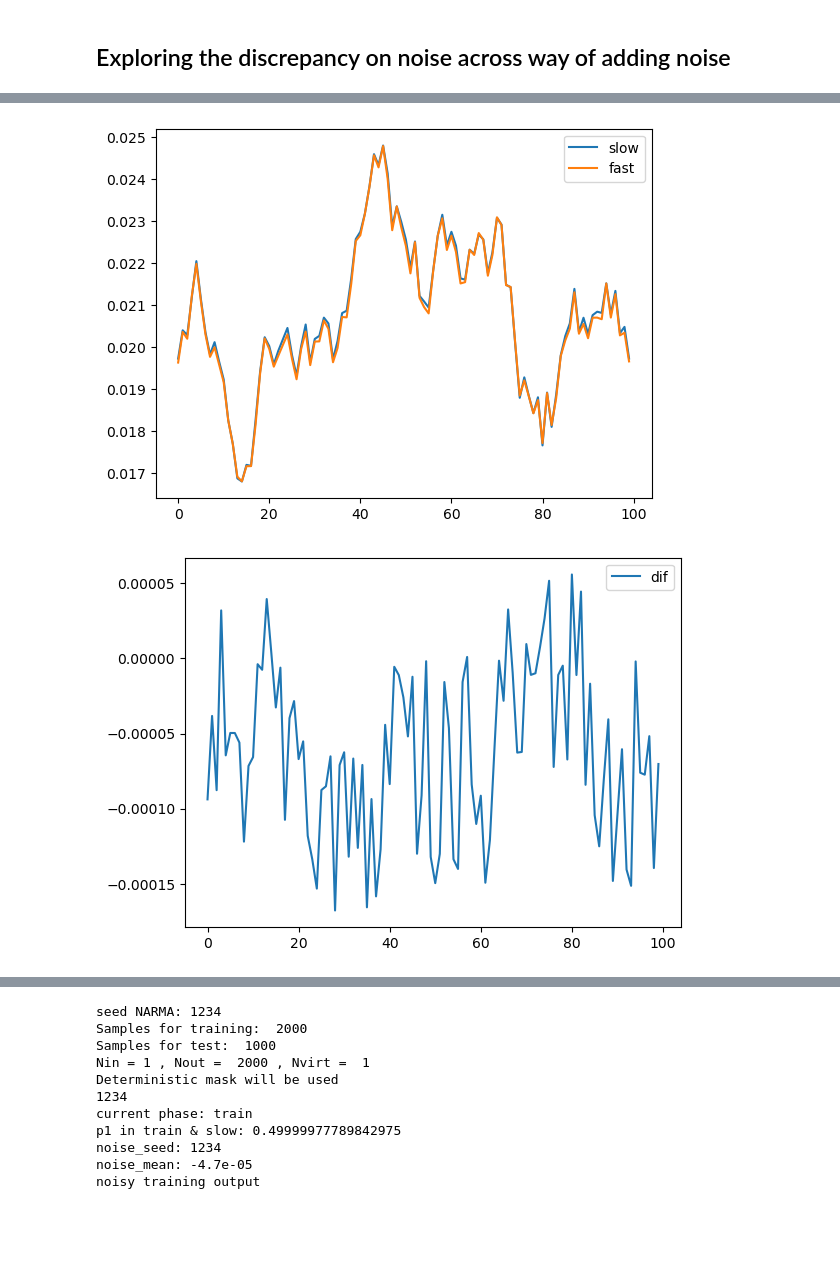
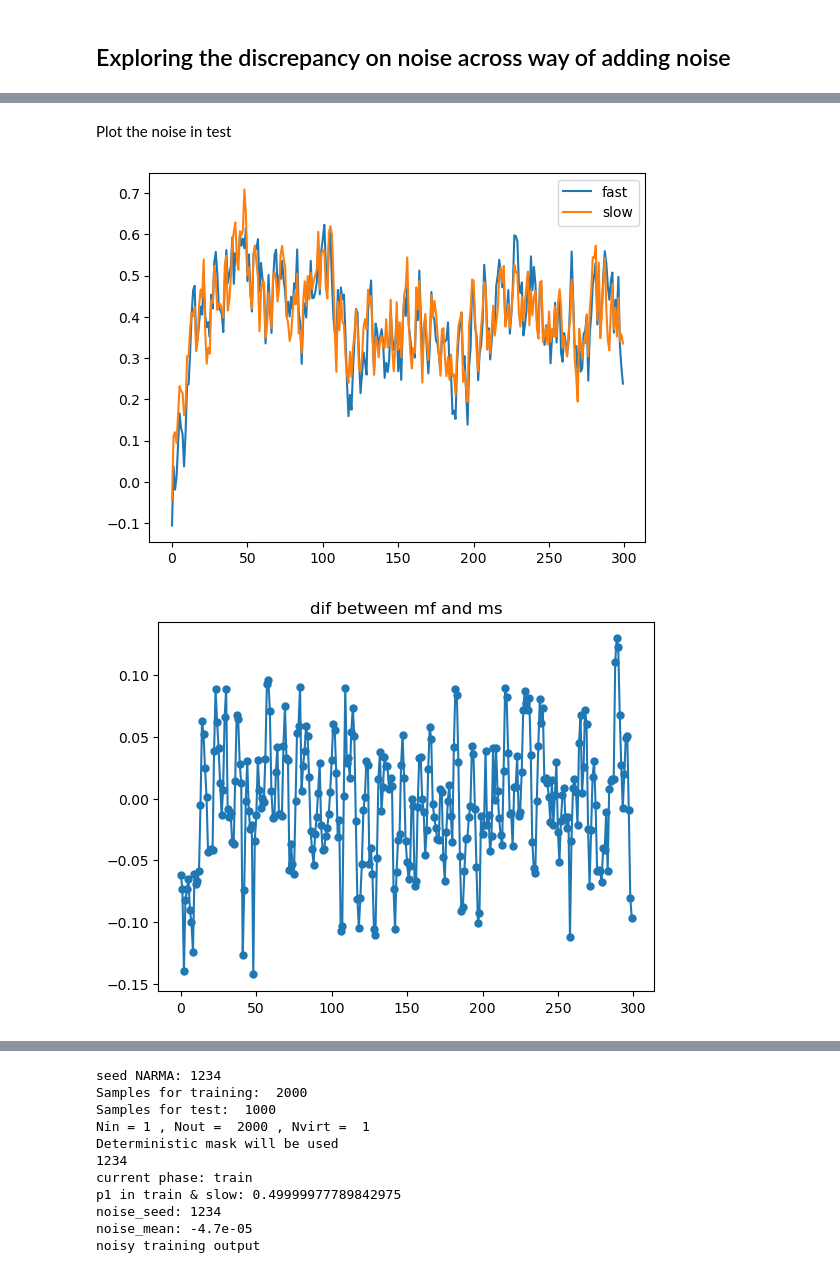
Before and after one commit to spintronic-computing-group/spnc, a Jupyter notebook: noisy.ipynb, the cells around one changed output, grey strips where cells are left out. Saved outputs shown, nothing was run; the diff lists cells and outputs as text; code cells hidden in the pictures; blank space fills up the shorter version.

Commit message:
finished the noise test in train
next step is to do a dif noise magnitude in test

```diff
--- a/noisy.ipynb
+++ b/noisy.ipynb
@@ -1492,7 +582,7 @@ Ntrain = 2000
 Ntest = 1000
 
 # Net parameters
-Nvirt = 1
+Nvirt = 30
 m0 = 0.003
 bias = True
 
@@ -1510,21 +600,19 @@ params = {
     'Nvirt':Nvirt,
     'noise_enable': 'None',
     'noise_seed': 1234,
-    'noise_mean':0.0001,
-    'noise_std':0.00013,
+    'noise_mean':0.000,
+    'noise_std':0.00015,
     'train_sample': Ntrain*Nvirt,
     'test_sample': Ntest*Nvirt
 }
 
 
 spn = spnc_anisotropy(h, theta_H, k_s_0, phi, beta_prime,restart = True,Primep1=None)
-transforms = spn.gen_signal_slow_delayed_feedback
-transformf = spn.gen_signal_fast_delayed_feedback
+ms = spn.gen_signal_slow_delayed_feedback
+mf = spn.gen_signal_fast_delayed_feedback
 
-# run
-y_train_s = ml.spnc_narma10(Ntrain,Ntest,Nvirt,m0,bias,transforms,params,seed_NARMA=1234,fixed_mask=True,return_y_train=True)
-# run
-y_train_f = ml.spnc_narma10(Ntrain,Ntest,Nvirt,m0,bias,transformf,params,seed_NARMA=1234,fixed_mask=True,return_y_train=True)
+(y_test,pred_s) = ml.spnc_narma10(Ntrain,Ntest,Nvirt,m0,bias,ms,params,seed_NARMA=1234,fixed_mask=True,return_outputs=True)
+(y_test,pred_f) = ml.spnc_narma10(Ntrain,Ntest,Nvirt,m0,bias,mf,params,seed_NARMA=1234,fixed_mask=True,return_outputs=True)
 # %% [output]
 seed NARMA: 1234
 Samples for training:  2000
@@ -1567,22 +655,26 @@ Spacer NRMSE:0
+# %% [markdown]
+Plot the noise in test
 # %%
-spac = 50
-window = 100
+spac = 0
+window = 300
 
+# pick up data
+
+# plotting
 plt.figure()
-plt.plot(y_train_s[spac:spac+window],label='slow')
-plt.plot(y_train_f[spac:spac+window],label='fast')
+plt.plot(pred_f[spac:spac+window],label='fast')
+plt.plot(pred_s[spac:spac+window],label='slow')
 plt.legend()
 plt.show()
 
-dif = y_train_f - y_train_s
+dif_pred_fs = pred_f-pred_s
 plt.figure()
-plt.plot(dif[spac:spac+window],label='dif')
-plt.legend()
-
+plt.plot(dif_pred_fs[spac:spac+window],'o-', markersize=5)
+plt.title('dif between mf and ms')
 plt.show()
 # %% [output]
-[figure, old version]
+[figure, new version]
-[figure, old version]
+[figure, new version]
 # %%
 import numpy as np
 from scipy import stats
```
Also changed, not shown: parts of 36 cells of this notebook.
